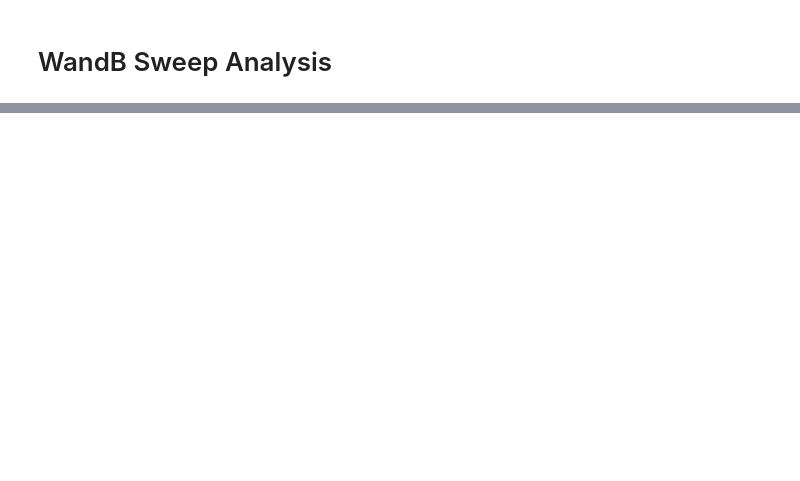
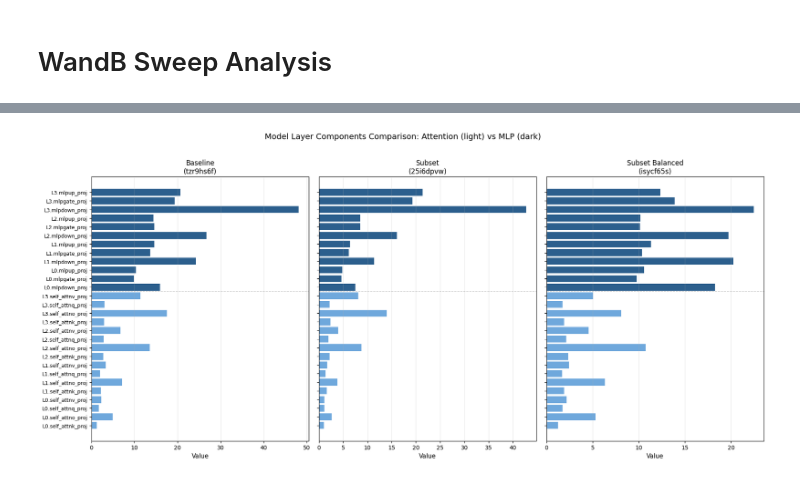
Before and after one commit to goodfire-ai/spd, a Jupyter notebook: spd/nathu_notebooks/plot_sweeps.ipynb, the cells around one changed output, grey strips where cells are left out. Saved outputs shown, nothing was run; the diff lists cells and outputs as text; code cells hidden in the pictures; blank space fills up the shorter version.

```diff
--- a/spd/nathu_notebooks/plot_sweeps.ipynb
+++ b/spd/nathu_notebooks/plot_sweeps.ipynb
@@ -57,11 +66,0 @@ if len(df) > 0:
-# %%
-# Get summary statistics for numeric metrics
-if len(df) > 0:
-    numeric_cols = [
-        col
-        for col in df.columns
-        if col.startswith("summary.") and pd.api.types.is_numeric_dtype(df[col])
-    ]
-    if numeric_cols:
-        summary_stats = df[numeric_cols].describe().T
-        display(summary_stats)
@@ -67,0 +162,75 @@ if len(df) > 0:
+# %%
+import re
+import numpy as np
+
+run_ids = {
+    'Baseline': 'tzr9hs6f',
+    'Subset': '25i6dpvw',
+    'Subset Balanced': 'isycf65s'
+}
+
+# Create subplots - 3 columns for side-by-side comparison
+fig, axes = plt.subplots(1, 3, figsize=(18, 8), sharey=True)
+
+for idx, (run_name, run_id) in enumerate(run_ids.items()):
+    ax = axes[idx]
+
+    row = df[df['run_id'] == run_id].iloc[0]
+
+    # Filter columns matching the pattern
+    pattern = r'summary\.eval/l0_[0-9.]+/model\.layers\.\d+\.'
+    matching_cols = [col for col in row.index if re.match(pattern, col)]
+    filtered_data = row[matching_cols]
+
+    # Separate attention and MLP components and sort by layer number
+    attn_data = []
+    mlp_data = []
+
+    for col in filtered_data.index:
+        match = re.search(r'model\.layers\.(\d+)\.(.+)$', col)
+        if match:
+            layer_num = int(match.group(1))
+            component = match.group(2).replace('.', '')
+            value = filtered_data[col]
+
+            if 'self_attn' in col:
+                attn_data.append((layer_num, f'L{layer_num}.{component}', value))
+            elif 'mlp' in col:
+                mlp_data.append((layer_num, f'L{layer_num}.{component}', value))
+
+    # Sort by layer number
+    attn_data.sort(key=lambda x: (x[0], x[1]))
+    mlp_data.sort(key=lambda x: (x[0], x[1]))
+
+    # Combine data: attention on top, MLP on bottom
+    all_data = attn_data + mlp_data
+    labels = [item[1] for item in all_data]
+    values = [item[2] for item in all_data]
+
+    # Create color array: lighter blue for attention, darker blue for MLP
+    colors = ['#6FA8DC'] * len(attn_data) + ['#2C5F8D'] * len(mlp_data)
+
+    # Create the horizontal bar chart
+    bars = ax.barh(range(len(all_data)), values, color=colors)
+
+    # Only show y-axis labels on the leftmost plot
+    if idx == 0:
+        ax.set_yticks(range(len(all_data)))
+        ax.set_yticklabels(labels, fontsize=9)
+
+    ax.set_xlabel('Value', fontsize=11)
+    ax.set_title(f'{run_name}\n({run_id})', fontsize=12)
+
+    # Add a separator line between attention and MLP
+    if len(attn_data) > 0 and len(mlp_data) > 0:
+        ax.axhline(y=len(attn_data)-0.5, color='gray', linestyle='--', alpha=0.5, linewidth=1)
+
+    ax.grid(axis='x', alpha=0.3)
+
+# Add overall title
+fig.suptitle('Model Layer Components Comparison: Attention (light) vs MLP (dark)', fontsize=14, y=1.02)
+
+plt.tight_layout()
+plt.show()
+# %% [output]
+[figure, added]
```
Also changed, not shown: parts of 9 cells of this notebook.
